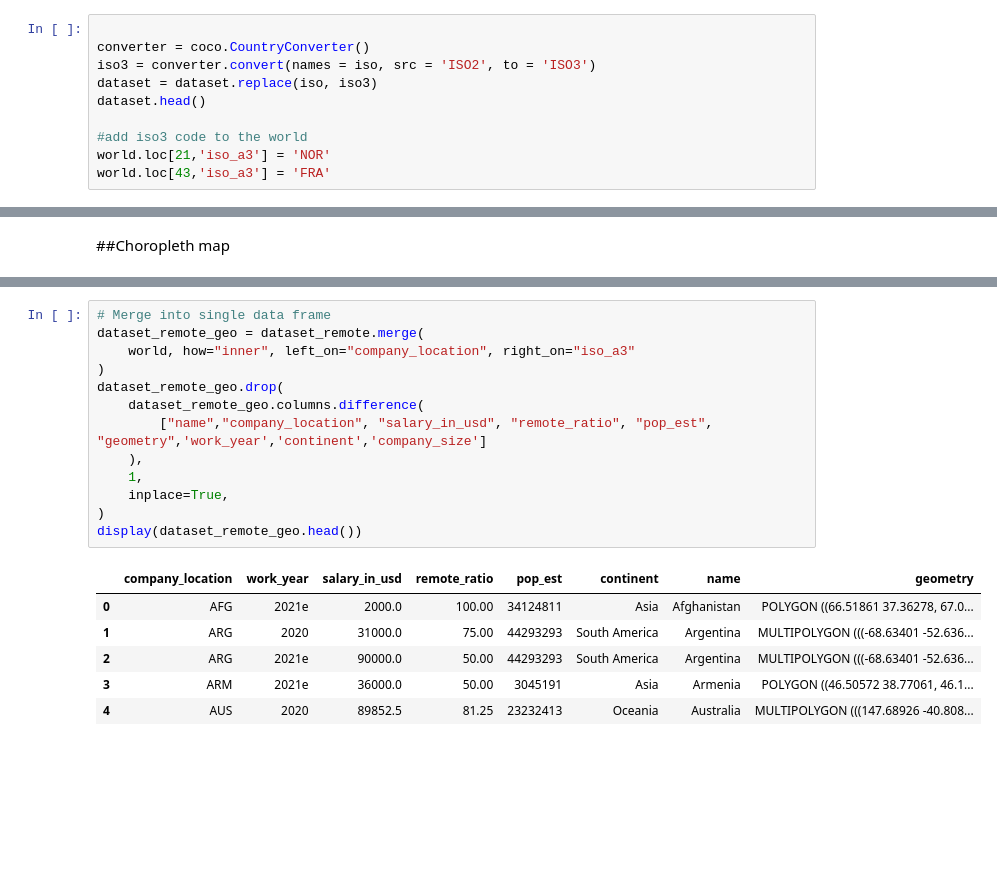
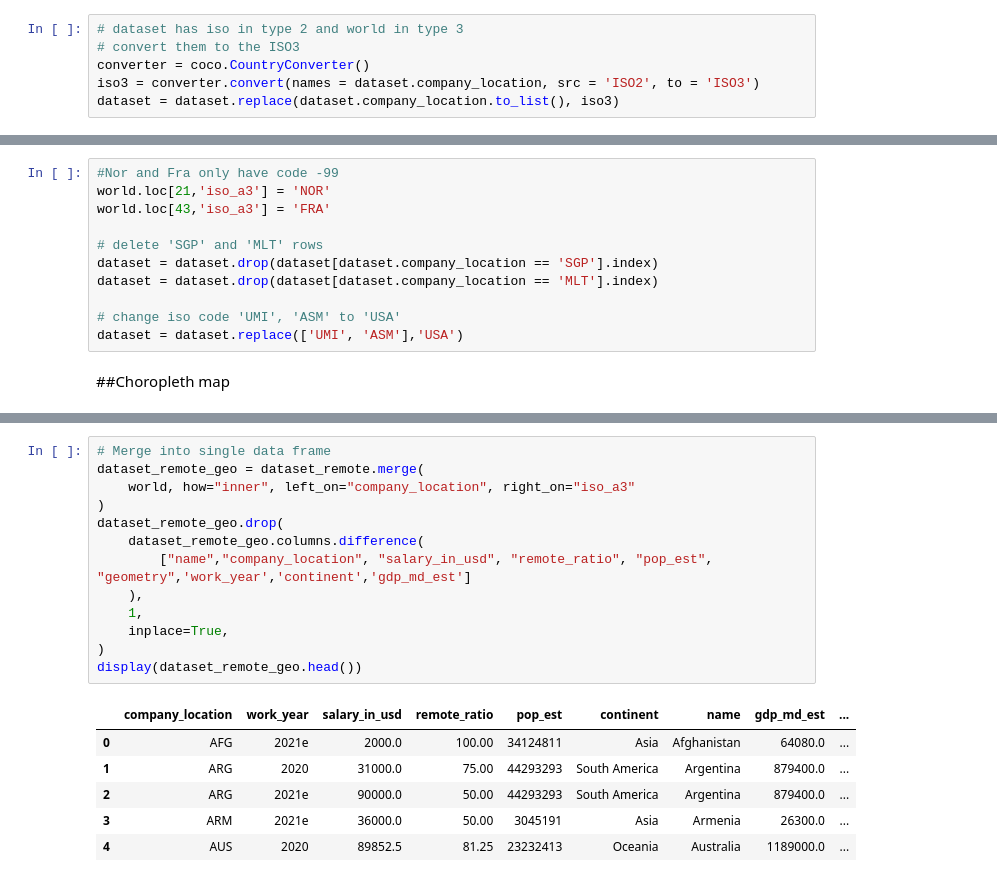
Before and after one commit to wen0705/A-Comparative-Analysis-of-Global-Remote-Work-Salaries, a Jupyter notebook: src/Salary_Visualization.ipynb, the cells around one changed output, grey strips where cells are left out. Saved outputs shown, nothing was run; the diff lists cells and outputs as text; blank space fills up the shorter version.

```diff
--- a/src/Salary_Visualization.ipynb
+++ b/src/Salary_Visualization.ipynb
@@ -63,10 +59,6 @@ iso = iso.drop_duplicates().to_list()
-# %%
-
-converter = coco.CountryConverter()
-iso3 = converter.convert(names = iso, src = 'ISO2', to = 'ISO3')
-dataset = dataset.replace(iso, iso3)
-dataset.head()
-
-#add iso3 code to the world
-world.loc[21,'iso_a3'] = 'NOR'
-world.loc[43,'iso_a3'] = 'FRA'
+# %%
+# dataset has iso in type 2 and world in type 3
+# convert them to the ISO3
+converter = coco.CountryConverter()
+iso3 = converter.convert(names = dataset.company_location, src = 'ISO2', to = 'ISO3')
+dataset = dataset.replace(dataset.company_location.to_list(), iso3)
@@ -73,2 +76,13 @@ world.loc[43,'iso_a3'] = 'FRA'
+# %%
+#Nor and Fra only have code -99
+world.loc[21,'iso_a3'] = 'NOR'
+world.loc[43,'iso_a3'] = 'FRA'
+
+# delete 'SGP' and 'MLT' rows
+dataset = dataset.drop(dataset[dataset.company_location == 'SGP'].index)
+dataset = dataset.drop(dataset[dataset.company_location == 'MLT'].index)
+
+# change iso code 'UMI', 'ASM' to 'USA'
+dataset = dataset.replace(['UMI', 'ASM'],'USA')
 # %% [markdown]
 ##Choropleth map
@@ -112,20 +99,20 @@ Countries in the company location but not in the world:
 # %%
 # Merge into single data frame
 dataset_remote_geo = dataset_remote.merge(
     world, how="inner", left_on="company_location", right_on="iso_a3"
 )
 dataset_remote_geo.drop(
     dataset_remote_geo.columns.difference(
-        ["name","company_location", "salary_in_usd", "remote_ratio", "pop_est", "geometry",'work_year','continent','company_size']
+        ["name","company_location", "salary_in_usd", "remote_ratio", "pop_est", "geometry",'work_year','continent','gdp_md_est']
     ),
     1,
     inplace=True,
 )
 display(dataset_remote_geo.head())
 # %% [output]
-|  | company_location | work_year | salary_in_usd | remote_ratio | pop_est | continent | name | geometry |
-| 0 | AFG | 2021e | 2000.0 | 100.00 | 34124811 | Asia | Afghanistan | POLYGON ((66.51861 37.36278, 67.0... |
-| 1 | ARG | 2020 | 31000.0 | 75.00 | 44293293 | South America | Argentina | MULTIPOLYGON (((-68.63401 -52.636... |
-| 2 | ARG | 2021e | 90000.0 | 50.00 | 44293293 | South America | Argentina | MULTIPOLYGON (((-68.63401 -52.636... |
-| 3 | ARM | 2021e | 36000.0 | 50.00 | 3045191 | Asia | Armenia | POLYGON ((46.50572 38.77061, 46.1... |
-| 4 | AUS | 2020 | 89852.5 | 81.25 | 23232413 | Oceania | Australia | MULTIPOLYGON (((147.68926 -40.808... |
+|  | company_location | work_year | salary_in_usd | remote_ratio | pop_est | continent | name | gdp_md_est | ... |
+| 0 | AFG | 2021e | 2000.0 | 100.00 | 34124811 | Asia | Afghanistan | 64080.0 | ... |
+| 1 | ARG | 2020 | 31000.0 | 75.00 | 44293293 | South America | Argentina | 879400.0 | ... |
+| 2 | ARG | 2021e | 90000.0 | 50.00 | 44293293 | South America | Argentina | 879400.0 | ... |
+| 3 | ARM | 2021e | 36000.0 | 50.00 | 3045191 | Asia | Armenia | 26300.0 | ... |
+| 4 | AUS | 2020 | 89852.5 | 81.25 | 23232413 | Oceania | Australia | 1189000.0 | ... |
```
Also changed, not shown: parts of 21 cells of this notebook.
